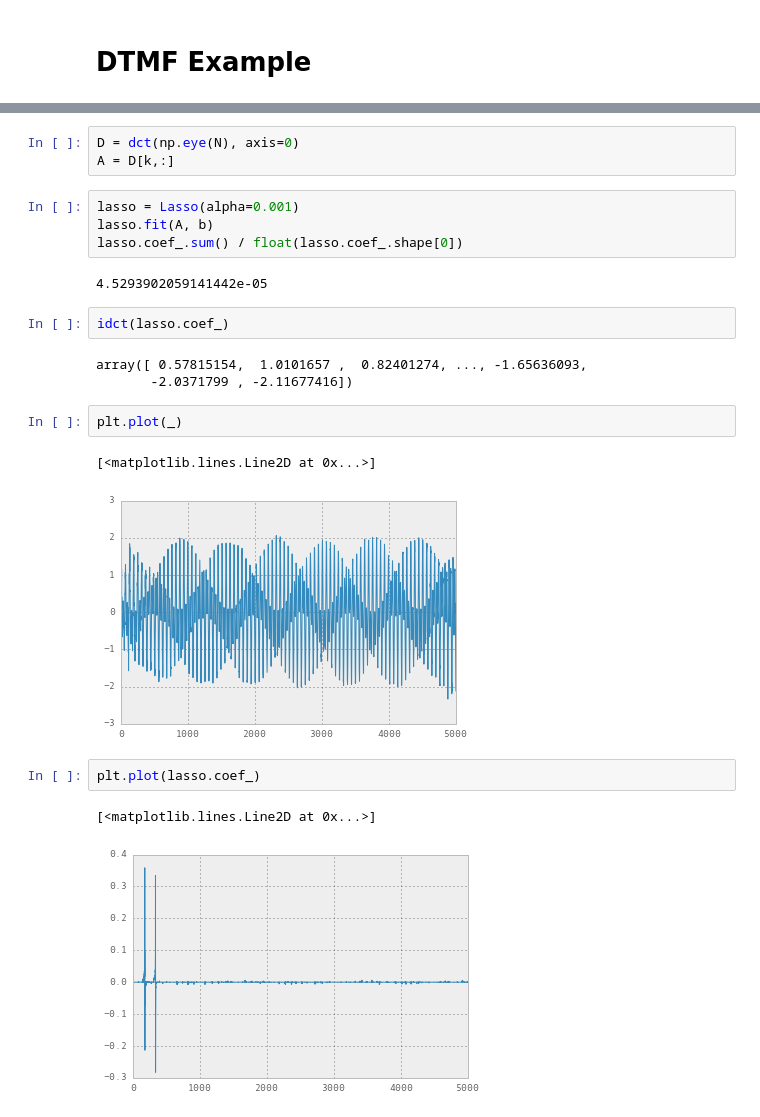
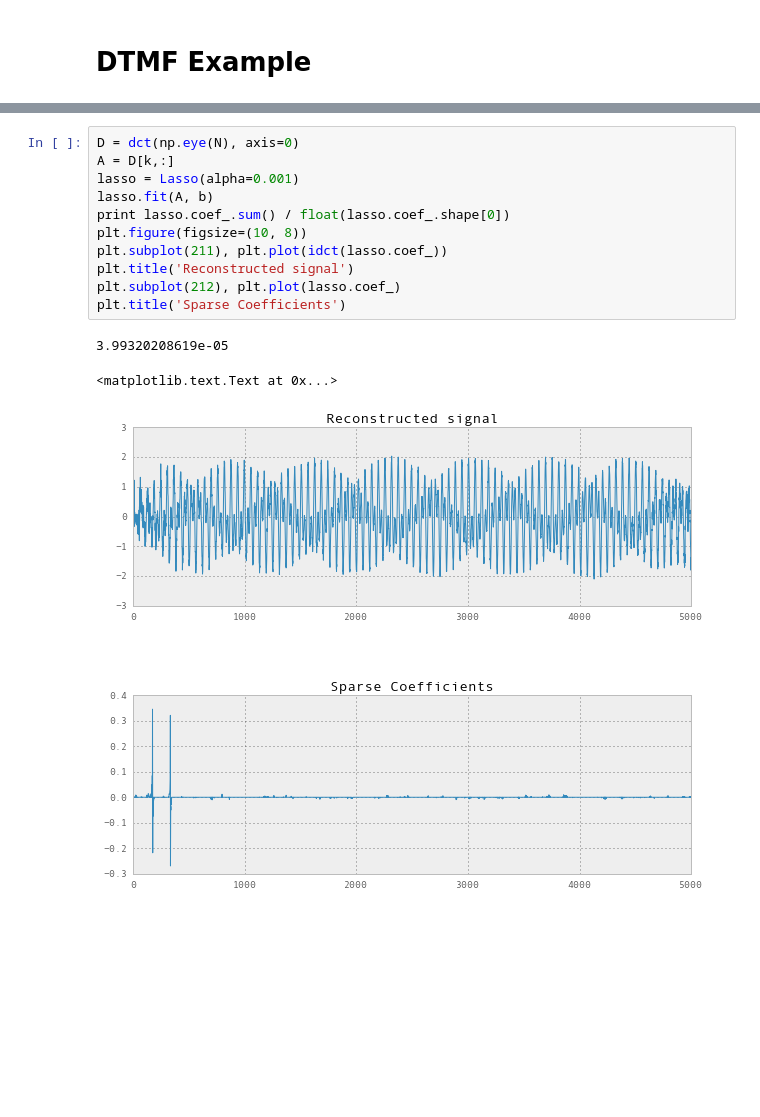
Before and after one commit to jaidevd/jaidevd.github.io, a Jupyter notebook: blog/posts/compressed-sensing-sparse-recovery.ipynb, the cells around one changed output, grey strips where cells are left out. Saved outputs shown, nothing was run; the diff lists cells and outputs as text; blank space fills up the shorter version.

```diff
--- a/blog/posts/compressed-sensing-sparse-recovery.ipynb
+++ b/blog/posts/compressed-sensing-sparse-recovery.ipynb
@@ -115,24 +137,15 @@ plt.title('Original Signal with Random Samples')
-# %%
-D = dct(np.eye(N), axis=0)
-A = D[k,:]
-# %%
-lasso = Lasso(alpha=0.001)
-lasso.fit(A, b)
-lasso.coef_.sum() / float(lasso.coef_.shape[0])
-# %% [output]
-4.5293902059141442e-05
-# %%
-idct(lasso.coef_)
-# %% [output]
-array([ 0.57815154,  1.0101657 ,  0.82401274, ..., -1.65636093,
-       -2.0371799 , -2.11677416])
-# %%
-plt.plot(_)
-# %% [output]
-[<matplotlib.lines.Line2D at 0x...>]
-[figure, removed]
-# %%
-plt.plot(lasso.coef_)
-# %% [output]
-[<matplotlib.lines.Line2D at 0x...>]
-[figure, removed]
+# %%
+D = dct(np.eye(N), axis=0)
+A = D[k,:]
+lasso = Lasso(alpha=0.001)
+lasso.fit(A, b)
+print lasso.coef_.sum() / float(lasso.coef_.shape[0])
+plt.figure(figsize=(10, 8))
+plt.subplot(211), plt.plot(idct(lasso.coef_))
+plt.title('Reconstructed signal')
+plt.subplot(212), plt.plot(lasso.coef_)
+plt.title('Sparse Coefficients')
+# %% [output]
+3.99320208619e-05
+<matplotlib.text.Text at 0x...>
+[figure, added]
```
Also changed, not shown: parts of 7 cells of this notebook.
